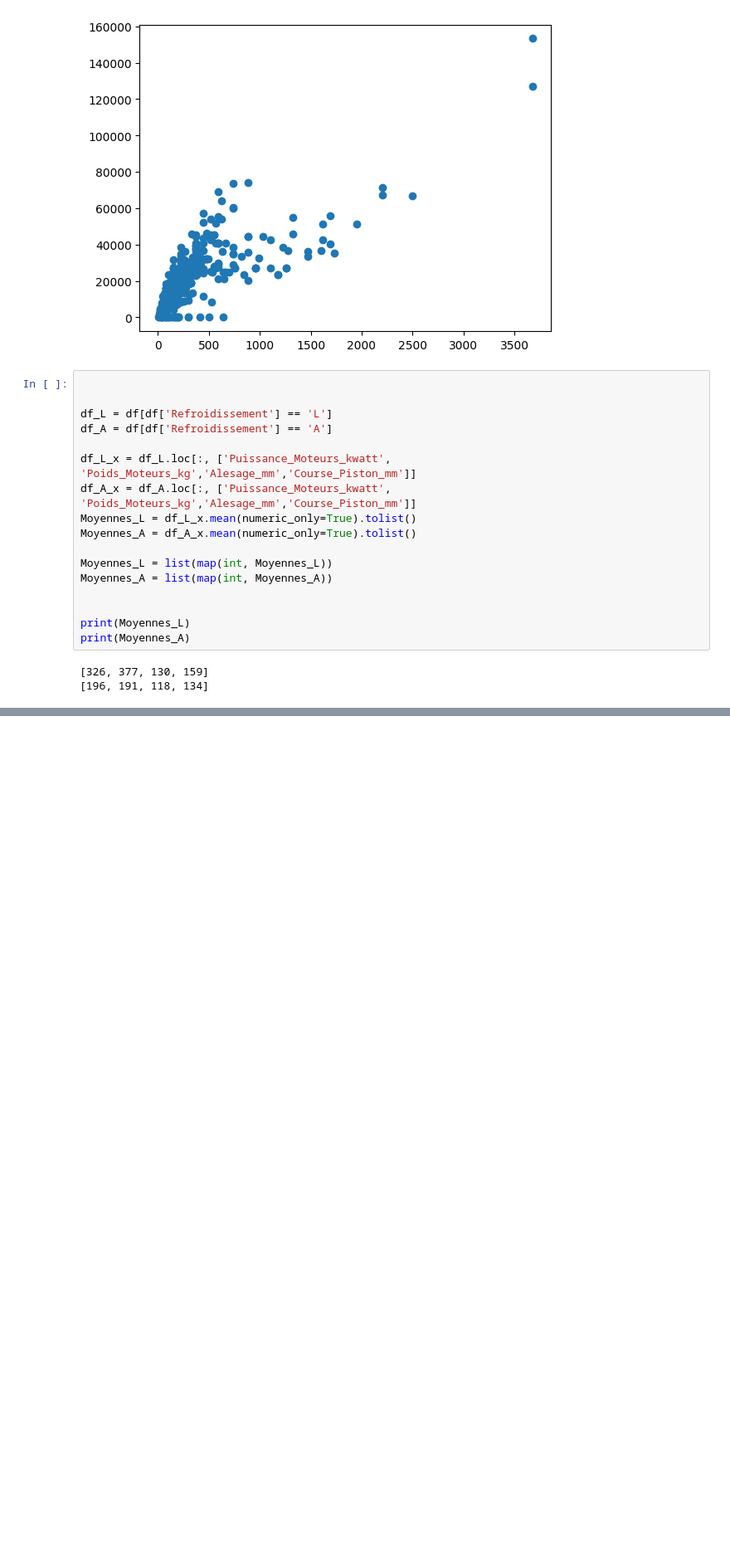
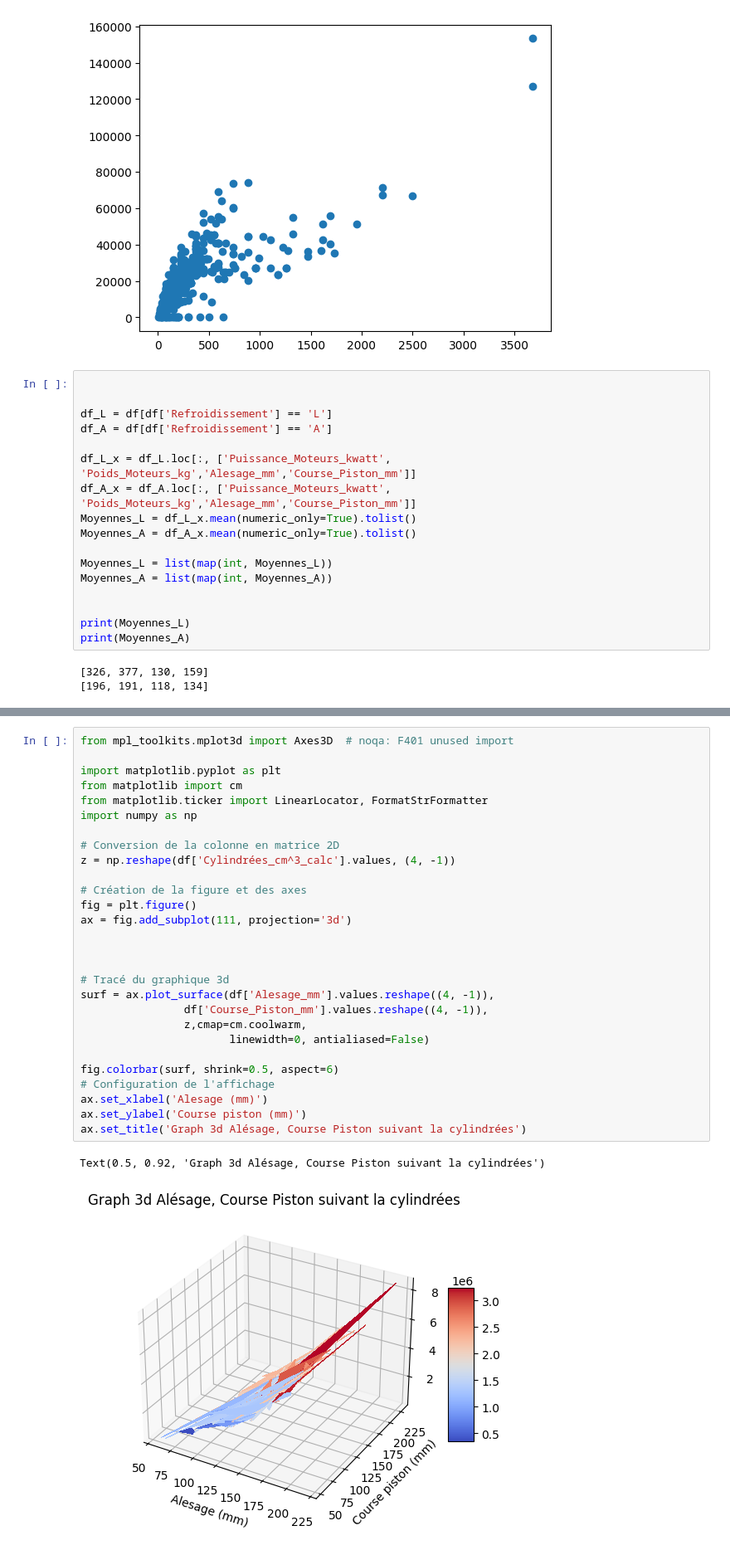
Before and after one commit to Paulciapello/Projet_Info_L2, a Jupyter notebook: main.ipynb, the cells around one changed output, grey strips where cells are left out. Shown at 83% size. Saved outputs shown, nothing was run; the diff lists cells and outputs as text; blank space fills up the shorter version.

```diff
--- a/main.ipynb
+++ b/main.ipynb
@@ -275,0 +274,31 @@ plt.show()
+# %%
+from mpl_toolkits.mplot3d import Axes3D  # noqa: F401 unused import
+
+import matplotlib.pyplot as plt
+from matplotlib import cm
+from matplotlib.ticker import LinearLocator, FormatStrFormatter
+import numpy as np
+
+# Conversion de la colonne en matrice 2D
+z = np.reshape(df['Cylindrées_cm^3_calc'].values, (4, -1))
+
+# Création de la figure et des axes
+fig = plt.figure()
+ax = fig.add_subplot(111, projection='3d')
+
+
+
+# Tracé du graphique 3d
+surf = ax.plot_surface(df['Alesage_mm'].values.reshape((4, -1)),
+                df['Course_Piston_mm'].values.reshape((4, -1)),
+                z,cmap=cm.coolwarm,
+                       linewidth=0, antialiased=False)
+
+fig.colorbar(surf, shrink=0.5, aspect=6)
+# Configuration de l'affichage
+ax.set_xlabel('Alesage (mm)')
+ax.set_ylabel('Course piston (mm)')
+ax.set_title('Graph 3d Alésage, Course Piston suivant la cylindrées')
+# %% [output]
+Text(0.5, 0.92, 'Graph 3d Alésage, Course Piston suivant la cylindrées')
+[figure, added]
```
Also changed, not shown: parts of 2 cells of this notebook.
